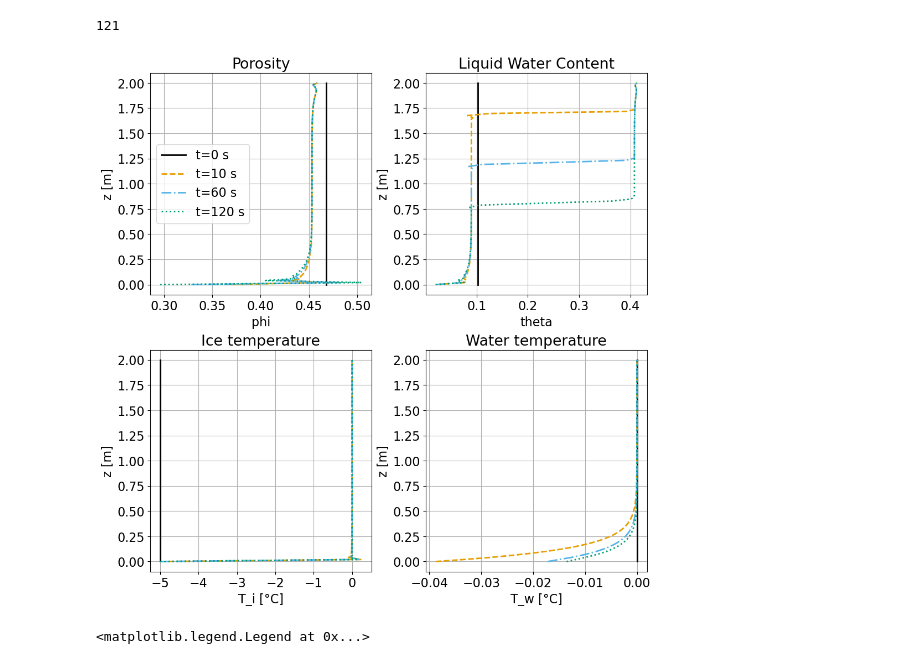
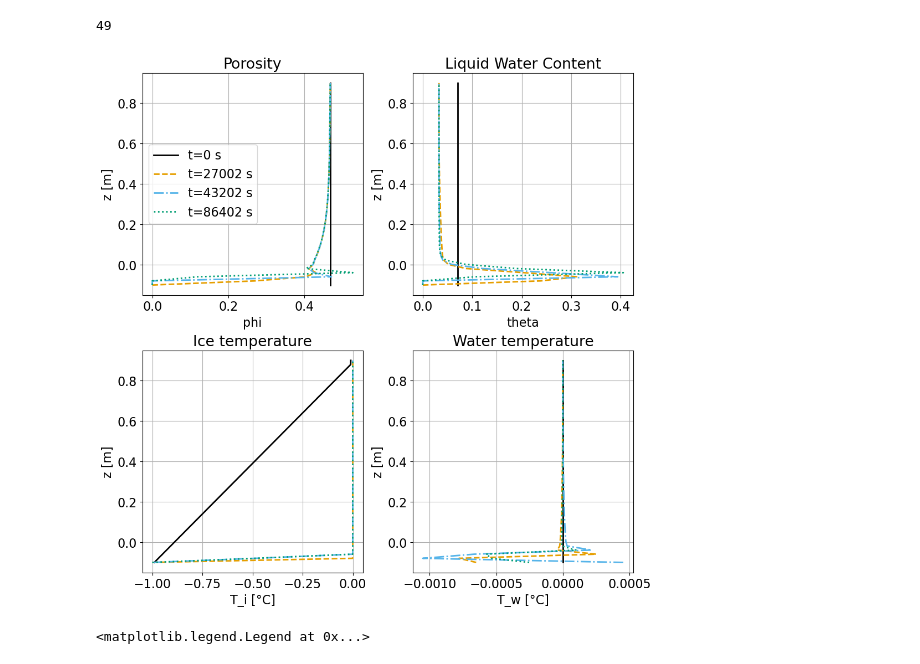
Before and after one commit to lannika-ut/Masterarbeit, a Jupyter notebook: compare_cross_sections.ipynb, the cells around one changed output. Drawn from its saved outputs; the diff is of its cells as text; code cells hidden in the pictures.

```diff
--- a/compare_cross_sections.ipynb
+++ b/compare_cross_sections.ipynb
@@ -7,7 +7,7 @@ from visualization_fct import get_grid, eval_fct_on_grid
 from dolfinx.fem import functionspace, Function
 import pickle
 # %%
-filename = "./solutions/Test2_Camilla_adaptedthetar_myparams.pkl"
+filename = "./solutions/Test14_Annika_wetter_24h.pkl"
 with open(filename, "rb") as f:
     data_Annika = pickle.load(f)
 
@@ -28,18 +28,18 @@ p = Parameter(domain)
 # %%
 len(data_Annika["times"])
 # %% [output]
-121
+49
 # %%
 interval = data_Annika["saving_interval"]
-t_obs = [0, 10, 60, 120]
+t_obs = [0, 15, 24, 48]
 time = []
 pressure_head = []
 porosity = []
 Ti = []
 Tw = []
 theta = []
-z_line = np.linspace(P0[1], P3[1], nz)
-x_data = P1[0]/2*np.ones_like(z_line)
+x_data = P1[0]/2*np.ones(nz)
+z_line = geom.slope*x_data + np.linspace(P0[1], P3[1], nz)
 grid = np.column_stack((x_data, z_line))
 def Se(h_c, alpha, N):
     return (1 + (- alpha * h_c)**N)**((1 - N) / N)
@@ -68,7 +68,7 @@ for i in range(len(t_obs)):
     ls = linestyles[i % len(linestyles)]  # cycle through linestyles
     color = colors[i % len(colors)]       # cycle through colors
     ax[0, 0].plot(porosity[i], z_line, linestyle=ls, color=color, label=f't={time[i]:.0f} s')
-ax[0, 0].xaxis.set_major_locator(plt.MaxNLocator(5))
+#ax[0, 0].xaxis.set_major_locator(plt.MaxNLocator(5))
 ax[0, 0].set_title('Porosity')
 ax[0, 0].set_xlabel('phi')
 ax[0, 0].set_ylabel('z [m]')
@@ -83,34 +83,34 @@ for i in range(len(t_obs)):
 ax[0, 1].set_title('Liquid Water Content')
 ax[0, 1].set_xlabel('theta')
 ax[0, 1].set_ylabel('z [m]')
 ax[0, 1].grid()
 #ax[0, 1].legend()
 
 # Plot Ti for all times in the third subplot
 for i in range(len(t_obs)):
     ls = linestyles[i % len(linestyles)]
     color = colors[i % len(colors)]
     ax[1, 0].plot(Ti[i], z_line, linestyle=ls, color=color, label=f't={time[i]:.0f} s')
 ax[1, 0].set_title('Ice temperature')
 ax[1, 0].set_xlabel('T_i [°C]')
 ax[1, 0].set_ylabel('z [m]')
 ax[1, 0].grid()
 #ax[1, 0].legend()
 
 # Plot Tw for all times in the fourth subplot
 for i in range(len(t_obs)):
     ls = linestyles[i % len(linestyles)]
     color = colors[i % len(colors)]
     ax[1, 1].plot(Tw[i], z_line, linestyle=ls, color=color, label=f't={time[i]:.0f} s')
 ax[1, 1].set_title('Water temperature')
 ax[1, 1].set_xlabel('T_w [°C]')
 ax[1, 1].set_ylabel('z [m]')
 ax[1, 1].grid()
 #ax[1, 1].legend()
 
 plt.show()
 # %% [output]
-[figure, old version]
+[figure, new version]
 # %%
 zone_b = []
 zone_a = []
```
Also changed, not shown: 7 other files.
